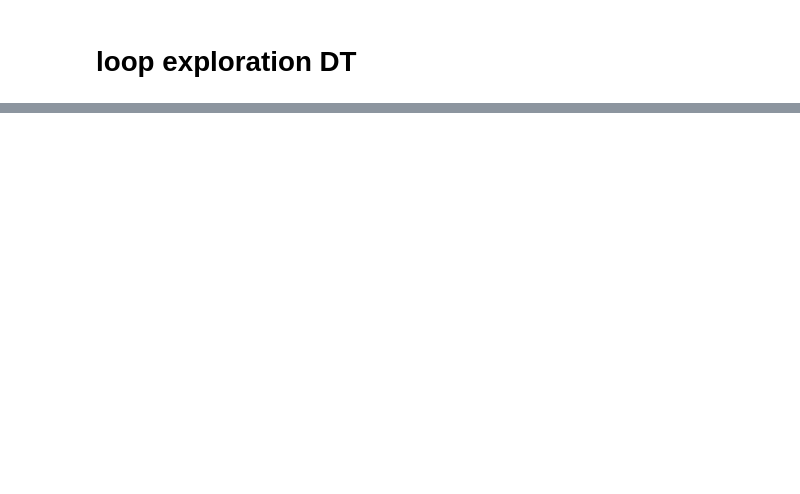
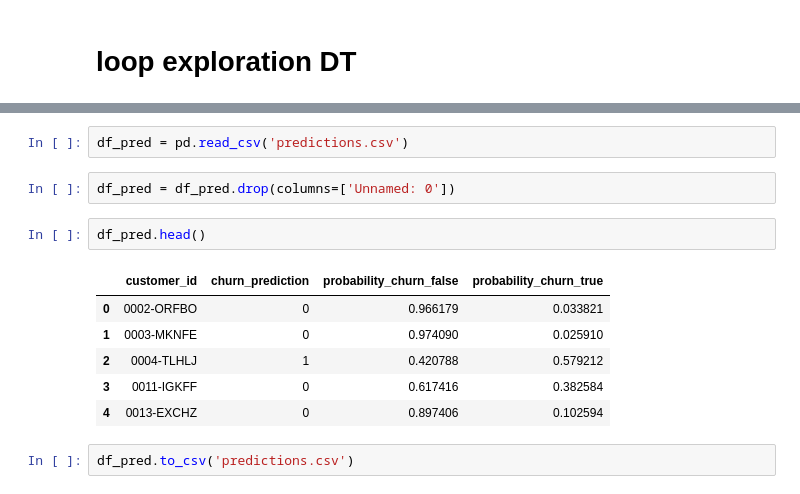
Before and after one commit to DanielFordHUB/telco_model_project, a Jupyter notebook: telco_model.ipynb, the cells around one changed output, grey strips where cells are left out. Drawn from its saved outputs; the diff is of its cells as text; blank space fills up the shorter version.

```diff
--- a/telco_model.ipynb
+++ b/telco_model.ipynb
@@ -208,0 +806,15 @@ df
+# %%
+df_pred = pd.read_csv('predictions.csv')
+# %%
+df_pred = df_pred.drop(columns=['Unnamed: 0'])
+# %%
+df_pred.head()
+# %% [output]
+|  | customer_id | churn_prediction | probability_churn_false | probability_churn_true |
+| 0 | 0002-ORFBO | 0 | 0.966179 | 0.033821 |
+| 1 | 0003-MKNFE | 0 | 0.974090 | 0.025910 |
+| 2 | 0004-TLHLJ | 1 | 0.420788 | 0.579212 |
+| 3 | 0011-IGKFF | 0 | 0.617416 | 0.382584 |
+| 4 | 0013-EXCHZ | 0 | 0.897406 | 0.102594 |
+# %%
+df_pred.to_csv('predictions.csv')
```
Also changed, not shown: parts of 83 cells of this notebook, 4 other files.
